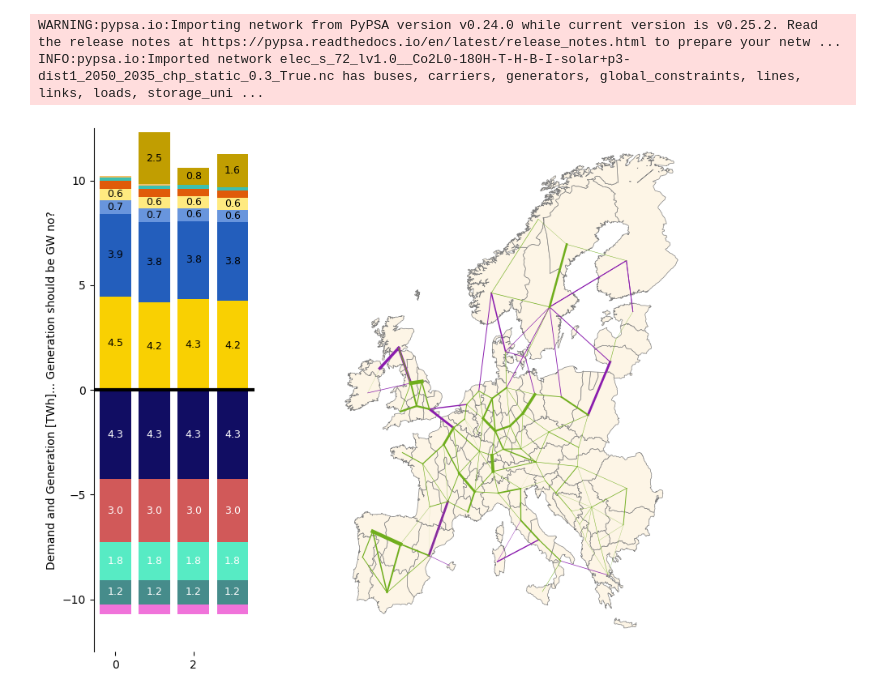
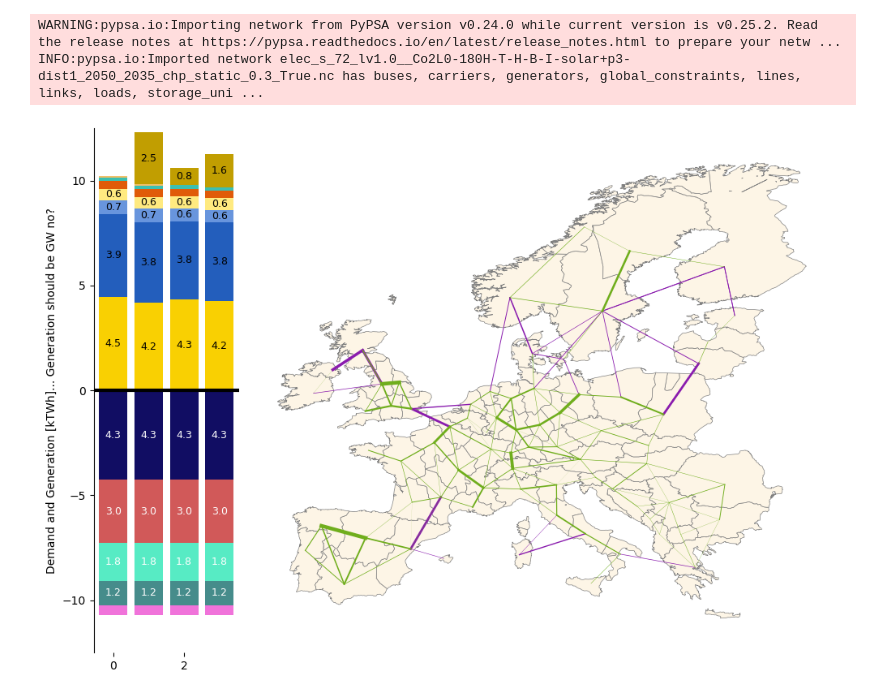
Before and after one commit to LukasFrankenQ/egs_market_integration, a Jupyter notebook: notebooks/plot_total_energy.ipynb, the cells around one changed output. Drawn from its saved outputs; the diff is of its cells as text; code cells hidden in the pictures.

Commit message:
more plotting

```diff
--- a/notebooks/plot_total_energy.ipynb
+++ b/notebooks/plot_total_energy.ipynb
@@ -181,7 +182,7 @@ for j, m in enumerate(models):
 axs[0].set_xlim(-width/2 - 0.15, len(models) - 1 + width/2 + 0.15)
 axs[0].set_ylim(-12.5, 12.5)
 axs[0].plot([-width/2 - 0.15, len(models) - 1 + width/2 + 0.15], [0, 0], color='black', lw=3)
-axs[0].set_ylabel("Demand and Generation [TWh]... Generation should be GW no?")
+axs[0].set_ylabel("Demand and Generation [kTWh]... Generation should be GW no?")
 
 for ax in axs:
     ax.spines['top'].set_visible(False)
@@ -194,35 +195,35 @@ regions.plot(
     color="oldlace",
     edgecolor="grey",
     alpha=1,
     linewidth=0.5,
     label="name",
     # linestyle=":"
     )
 
 for line in n.links.loc[n.links.carrier == 'DC'].iterrows():
     axs[1].plot(
         [n.buses.loc[line[1].bus0].x, n.buses.loc[line[1].bus1].x],
         [n.buses.loc[line[1].bus0].y, n.buses.loc[line[1].bus1].y],
         color='#8a1cae',
         lw=line[1].p_nom/1000,
         )
 for line in n.lines.iterrows():
     axs[1].plot(
         [n.buses.loc[line[1].bus0].x, n.buses.loc[line[1].bus1].x],
         [n.buses.loc[line[1].bus0].y, n.buses.loc[line[1].bus1].y],
         color='#70ae1d',
         lw=line[1].s_nom/10000,
         )
 
-
+axs[1].set_aspect('equal')
 axs[1].set_xticks([])
 axs[1].set_yticks([])
 
 plt.tight_layout()
 plt.savefig("intro_model_overview.pdf")
 plt.show()
 # %% [output]
-[figure, old version]
+[figure, new version]
 # %%
 n.links
 # %% [output]
```
Also changed, not shown: parts of 1 cell of this notebook, 1 other file.
